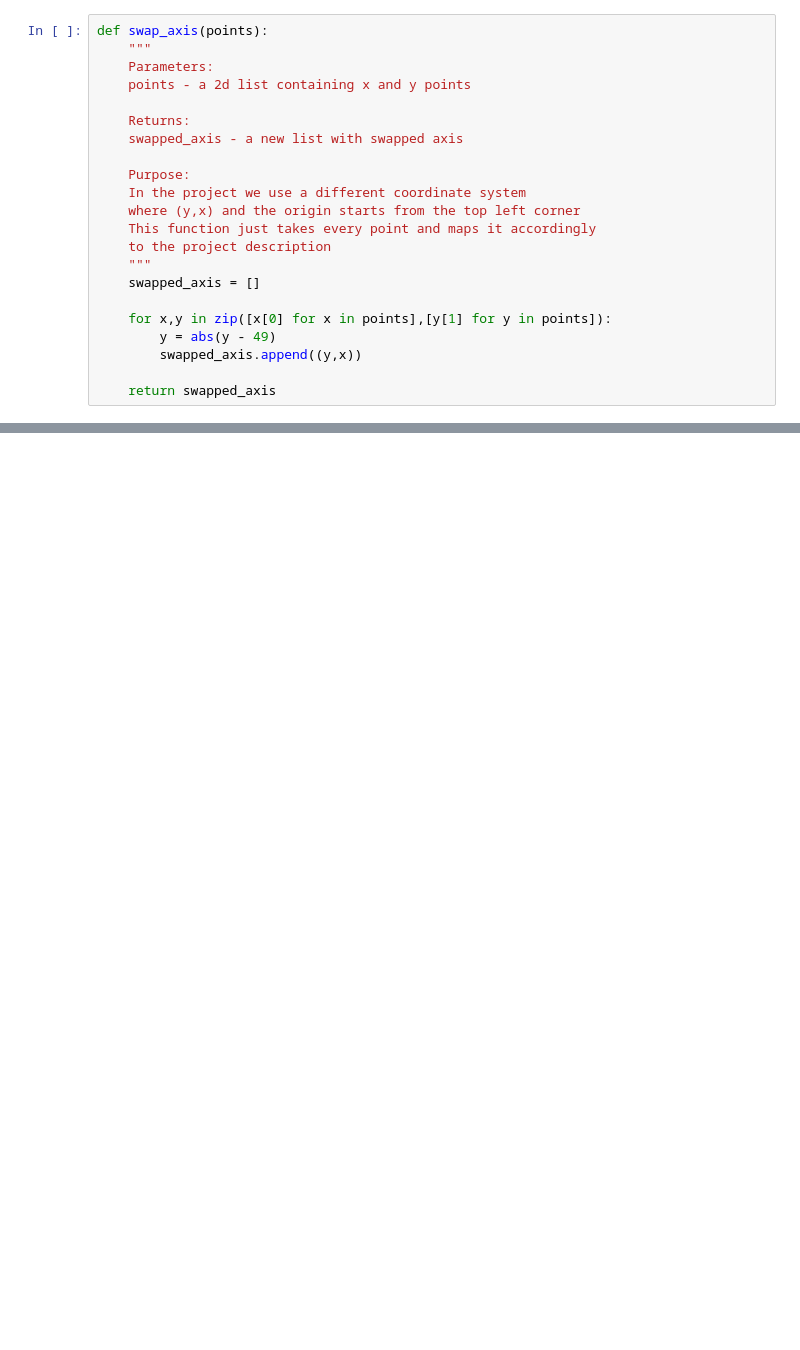
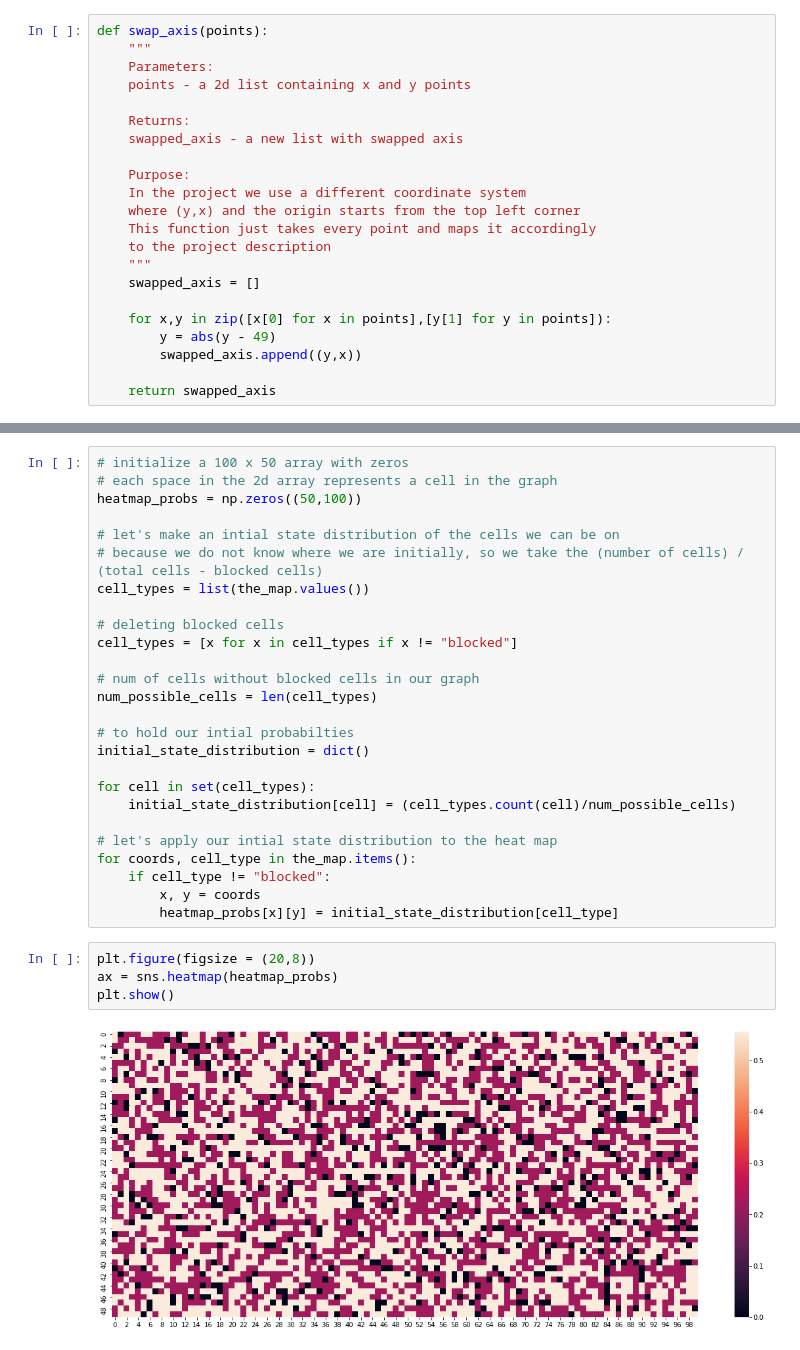
Before and after one commit to hgropper/AI-Project-Predicting-Cells, a Jupyter notebook: Question 5 - graph generation.ipynb, the cells around one changed output, grey strips where cells are left out. Drawn from its saved outputs; the diff is of its cells as text; blank space fills up the shorter version.

```diff
--- a/Question 5 - graph generation.ipynb
+++ b/Question 5 - graph generation.ipynb
@@ -340,0 +355,32 @@ start, unknown_map = run_experiment()
+# %%
+# initialize a 100 x 50 array with zeros
+# each space in the 2d array represents a cell in the graph
+heatmap_probs = np.zeros((50,100))
+
+# let's make an intial state distribution of the cells we can be on
+# because we do not know where we are initially, so we take the (number of cells) / (total cells - blocked cells)
+cell_types = list(the_map.values())
+
+# deleting blocked cells
+cell_types = [x for x in cell_types if x != "blocked"]
+
+# num of cells without blocked cells in our graph
+num_possible_cells = len(cell_types)
+
+# to hold our intial probabilties
+initial_state_distribution = dict()
+
+for cell in set(cell_types):
+    initial_state_distribution[cell] = (cell_types.count(cell)/num_possible_cells)
+
+# let's apply our intial state distribution to the heat map
+for coords, cell_type in the_map.items():
+    if cell_type != "blocked":
+        x, y = coords
+        heatmap_probs[x][y] = initial_state_distribution[cell_type]
+# %%
+plt.figure(figsize = (20,8))
+ax = sns.heatmap(heatmap_probs)
+plt.show()
+# %% [output]
+[figure, added]
```
Also changed, not shown: parts of 12 cells of this notebook.
